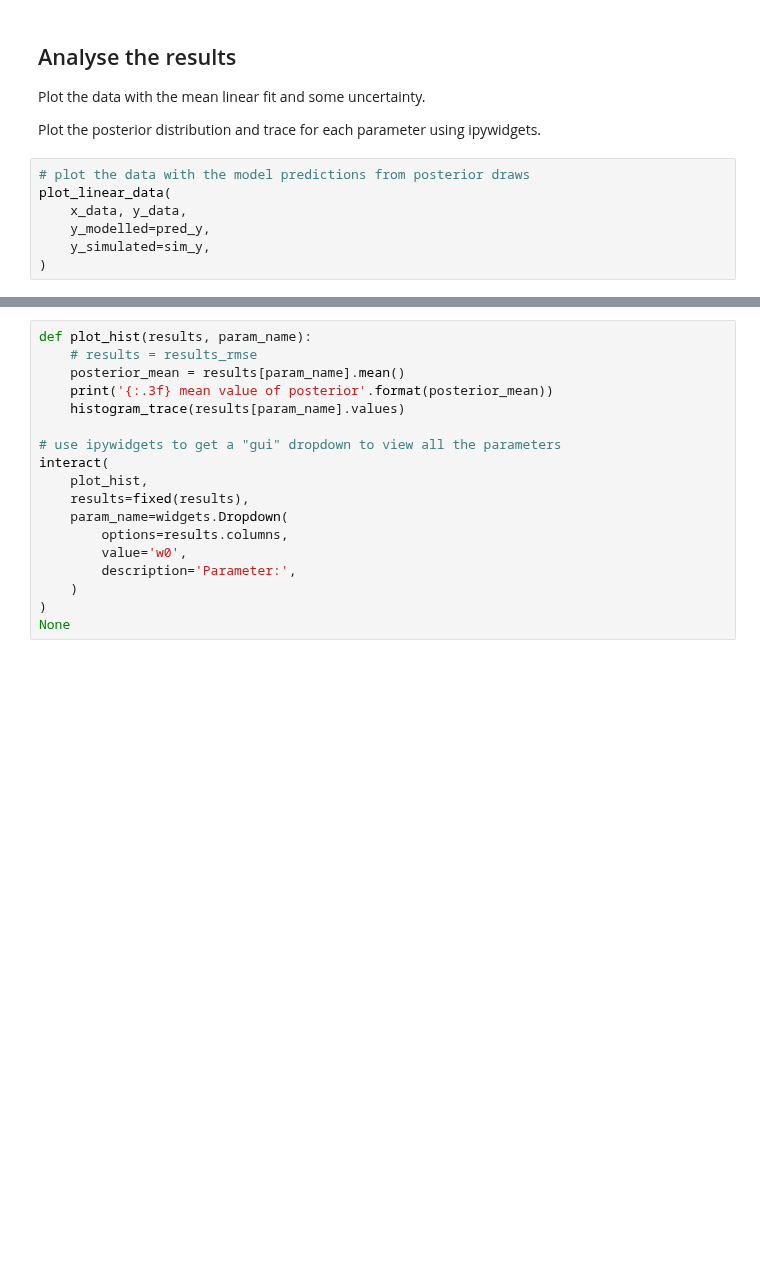
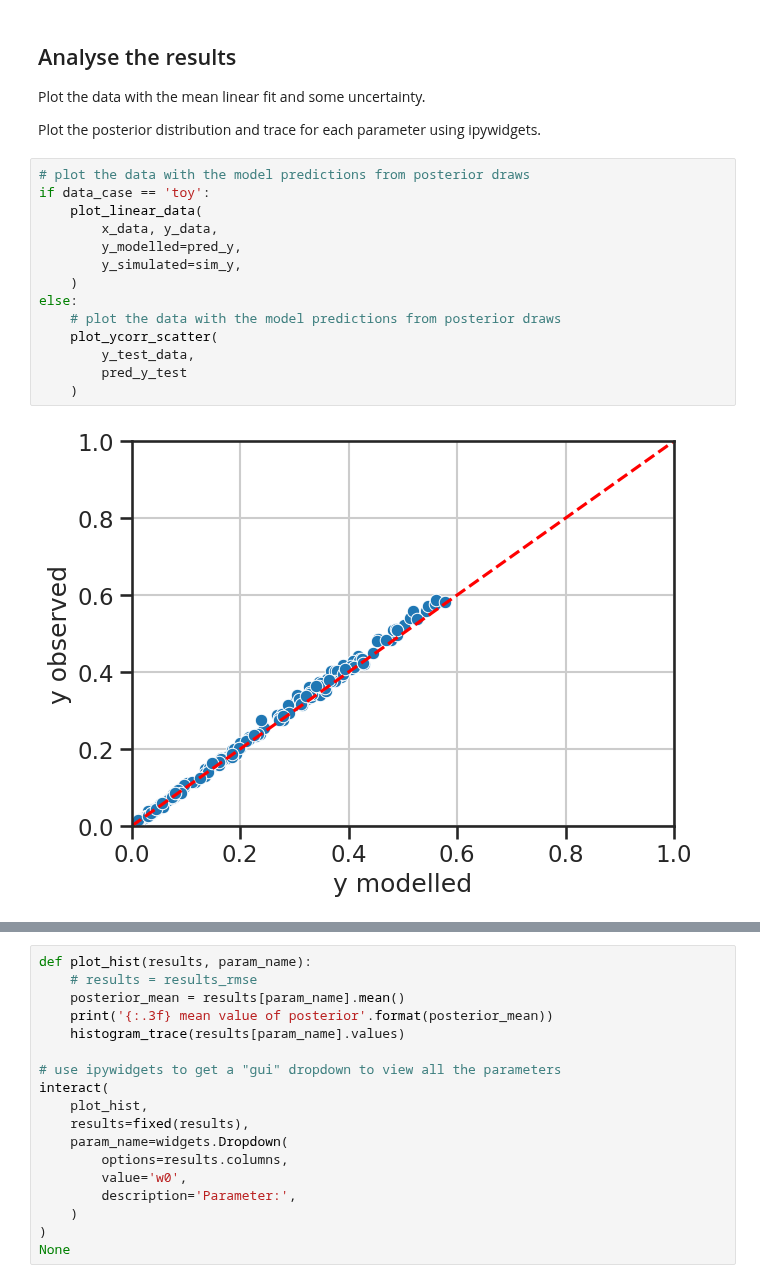
Before and after one commit to sydney-machine-learning/Bayesianneuralnetworks-MCMC-tutorial, a Jupyter notebook: 03-Linear-Model.ipynb, the cells around one changed output, grey strips where cells are left out. Drawn from its saved outputs; the diff is of its cells as text; blank space fills up the shorter version.

Commit message:
linear model updated

```diff
--- a/03-Linear-Model.ipynb
+++ b/03-Linear-Model.ipynb
@@ -331,11 +325,20 @@ Plot the data with the mean linear fit and some uncertainty.
 Plot the posterior distribution and trace for each parameter using ipywidgets.
 # %%
 # plot the data with the model predictions from posterior draws
-plot_linear_data(
-    x_data, y_data,
-    y_modelled=pred_y,
-    y_simulated=sim_y,
-)
+if data_case == 'toy':
+    plot_linear_data(
+        x_data, y_data,
+        y_modelled=pred_y,
+        y_simulated=sim_y,
+    )
+else:
+    # plot the data with the model predictions from posterior draws
+    plot_ycorr_scatter(
+        y_test_data,
+        pred_y_test
+    )
+# %% [output]
+[figure, added]
 # %%
 plot_y_timeseries(
     y_data,
```
Also changed, not shown: parts of 7 cells of this notebook.
